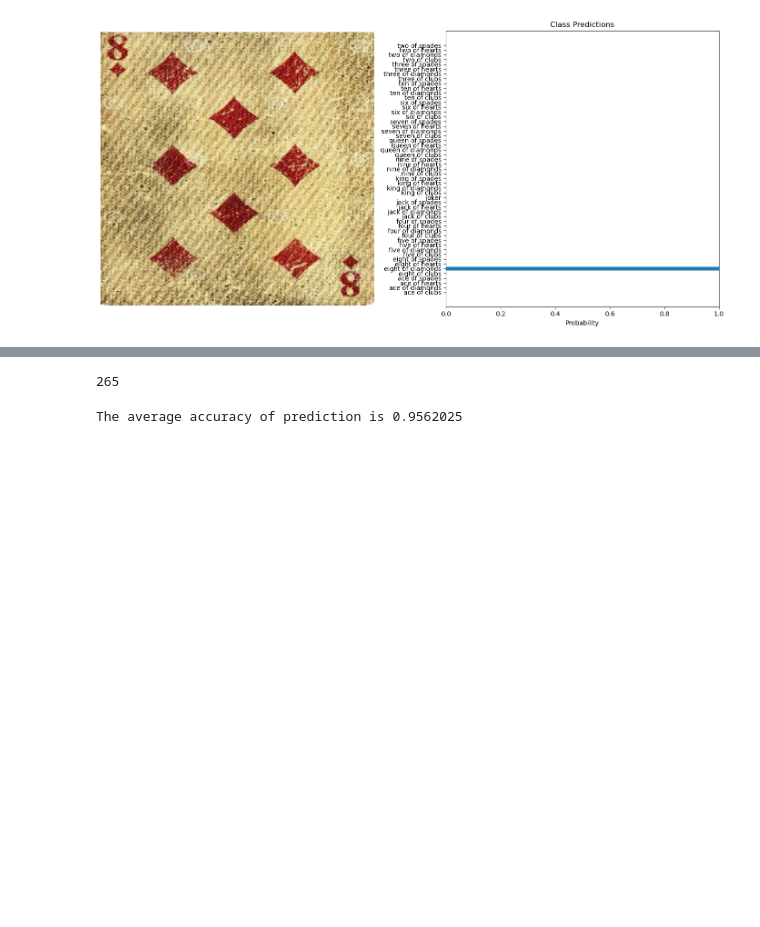
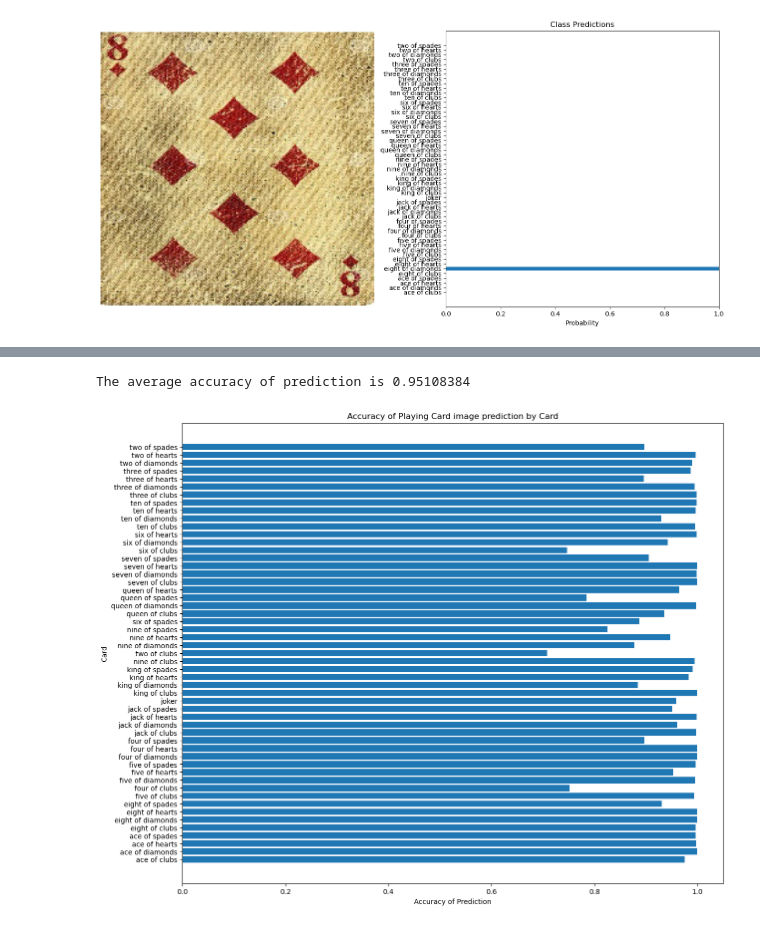
Before and after one commit to FarjadR/PlayingCards_ML, a Jupyter notebook: Cards_Recognition.ipynb, the cells around one changed output, grey strips where cells are left out. Cells and saved outputs as stored; diff of their text form; code cells hidden in the pictures; blank space fills up the shorter version.

```diff
--- a/Cards_Recognition.ipynb
+++ b/Cards_Recognition.ipynb
@@ -294,24 +294,40 @@ for example in rand_tests:
 # %%
 testing_images = glob(r"C:\Users\razaf\Project1\Playing_Cards\test\*\*")
 
-accuracy = []
-
+accuracy_vals = []
+card_lst_seen = []
 for example in testing_images:
     original_image, image_tensor = preprocess_image(example, transform)
     probabilities = predict(model, image_tensor, device)
 
     max_val = max(probabilities)
+    card = class_names[np.where(probabilities == max_val)[0][0]]
 
-    accuracy.append([class_names[np.where(probabilities == max_val)[0][0]], max_val])
-#print(accuracy)
+    if card in card_lst_seen:
+        accuracy_vals[-1].append(max_val)
+    else:
+        card_lst_seen.append(card)
+        accuracy_vals.append([card, max_val])
-# %%
-print(len(accuracy))
-# %% [output]
-265
+# %%
+cards_accuracy = {}
+for card in accuracy_vals:
+    cards_accuracy[card[0]] = np.average(card[1:])
 # %%
-accuracy_lst = []
-for val in accuracy:
-    accuracy_lst.append(val[1])
-print("The average accuracy of prediction is", np.average(accuracy_lst))
+cards = list(cards_accuracy.keys())
+values = list(cards_accuracy.values())
+
+print("The average accuracy of prediction is", np.average(values))
 # %% [output]
-The average accuracy of prediction is 0.9562025
+The average accuracy of prediction is 0.95108384
+# %%
+fig = plt.figure(figsize = (14, 12))
+
+# Create Bar Plot
+plt.barh(cards, values)
+
+plt.ylabel("Card")
+plt.xlabel("Accuracy of Prediction")
+plt.title("Accuracy of Playing Card image prediction by Card")
+plt.show()
+# %% [output]
+[figure, added]
```
Also changed, not shown: parts of 7 cells of this notebook.
